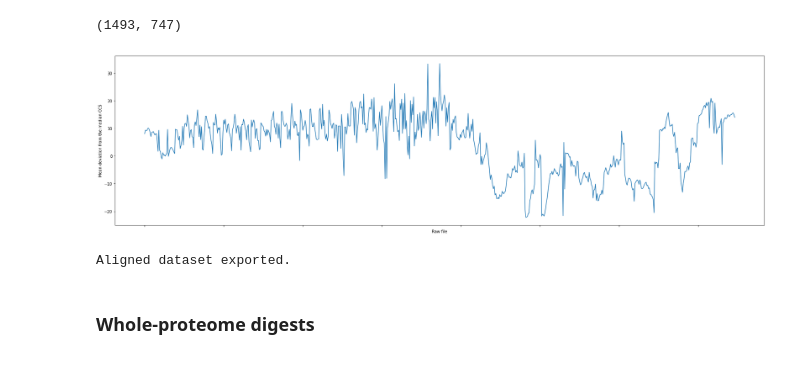
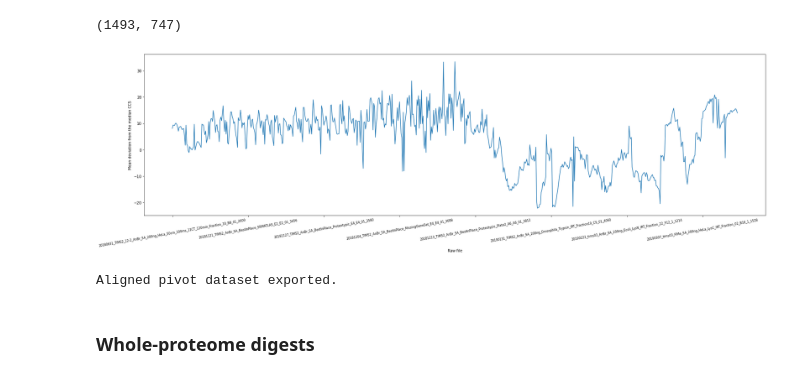
Before and after one commit to MannLabs/DeepCollisionalCrossSection, a Jupyter notebook: CCS_Alignment.ipynb, the cells around one changed output. Saved outputs shown, nothing was run; the diff lists cells and outputs as text; code cells hidden in the pictures.

```diff
--- a/CCS_Alignment.ipynb
+++ b/CCS_Alignment.ipynb
@@ -62,7 +56,9 @@ evidence_all.head()
 # Drop features with no intensity value
 # Drop charge 1 features
 
-evidence_all = evidence_all.loc[(evidence_all['Reverse'] != '+') & (evidence_all['Intensity'] > 0) & (evidence_all['Charge'] != 1)]
+evidence_all = evidence_all.loc[(evidence_all['Reverse'] != '+') & \
+                                (evidence_all['Intensity'] > 0) & \
+                                (evidence_all['Charge'] != 1)]
 len(evidence_all)
 # %% [output]
 2786717
@@ -70,12 +66,14 @@ len(evidence_all)
 # Keep only one evidence per raw file
 # Select feature with maximum intensity
 
-selection = ['Modified sequence', 'Sequence', 'Charge', 'Mass', 'm/z', 'CCS', 'Experiment', 'id', 'Intensity', 'Score', 'Length', 'Raw file']
-evidence_agg = evidence_all.loc[evidence_all.groupby(['Modified sequence', 'Charge', 'Raw file'])['Intensity'].idxmax()][selection]
+selection = ['Modified sequence', 'Sequence', 'Charge', 'Mass', 'm/z', 'CCS', 'Experiment',
+             'id', 'Intensity', 'Score', 'Length', 'Raw file']
+evidence_agg = evidence_all.loc[evidence_all.groupby(
+    ['Modified sequence', 'Charge', 'Raw file'])['Intensity'].idxmax()][selection]
 
 evidence_pivot_long = evidence_agg.pivot_table(index = ['Modified sequence', 'Charge'],
-                                          columns = 'Raw file',
-                                          values = 'CCS')
+                                               columns = 'Raw file',
+                                               values = 'CCS')
 del evidence_agg
 
 evidence_pivot_long = evidence_pivot_long.astype(np.float32)
@@ -161,18 +159,19 @@ for cluster in Z:
 
     # align first
     delta = np.nanmean(evidence_pivot_long.iloc[:, int(cluster[1])] - evidence_pivot_long.iloc[:, int(cluster[0])])
-    #print(delta)
 
     if(~np.isnan(delta)):
         # Merge neighboring runs
         # Calculate mean
 
-        evidence_pivot_long[col] = np.nanmean([evidence_pivot_long.iloc[:, int(cluster[1])] - 0.5*delta, evidence_pivot_long.iloc[:, int(cluster[0])] + 0.5*delta], axis = 0)
+        evidence_pivot_long[col] = np.nanmean([evidence_pivot_long.iloc[:, int(cluster[1])] - 0.5*delta,
+                                               evidence_pivot_long.iloc[:, int(cluster[0])] + 0.5*delta], axis = 0)
     else:
         # NaN difference in a cluster to be merged
         # Merge runs but keep external calibration
 
-        evidence_pivot_long[col] = np.nanmean([evidence_pivot_long.iloc[:, int(cluster[1])], evidence_pivot_long.iloc[:, int(cluster[0])]], axis = 0)
+        evidence_pivot_long[col] = np.nanmean([evidence_pivot_long.iloc[:, int(cluster[1])],
+                                               evidence_pivot_long.iloc[:, int(cluster[0])]], axis = 0)
 
 
     col += 1
@@ -191,13 +190,14 @@ len(evidence_pivot_tmp.columns), len(evidence_pivot_long.columns)
 # %%
 # Calculate deviation from mean to use as correction factors
 
 evidence_pivot_deviation = evidence_pivot_long.subtract(evidence_pivot_tmp.iloc[:, -1], axis = 0)
 evidence_pivot_deviation.mean(axis = 0, skipna = True).plot(figsize = (30,8))
 
 plt.xlabel('Raw file')
-plt.ylabel('Mean deviation from the median CCS');
+plt.ylabel('Mean deviation from the median CCS')
+plt.xticks(size=8, rotation=10);
 # %% [output]
-[figure, old version]
+[figure, new version]
 # %%
 # Subtract run correction factor from each peptide CCS value in each run
 evidence_pivot_aligned = evidence_pivot_long.subtract(evidence_pivot_deviation.mean(axis = 0, skipna = True), axis = 1)
@@ -206,7 +206,7 @@ evidence_pivot_aligned = evidence_pivot_long.subtract(evidence_pivot_deviation.m
 evidence_pivot_aligned.to_csv('output/evidence_pivot_aligned.csv', index=False)
 print('Aligned pivot dataset exported.')
 # %% [output]
-Aligned dataset exported.
+Aligned pivot dataset exported.
 # %% [markdown]
 ### Whole-proteome digests
 # %%
```
Also changed, not shown: parts of 14 cells of this notebook, 5 other files.
